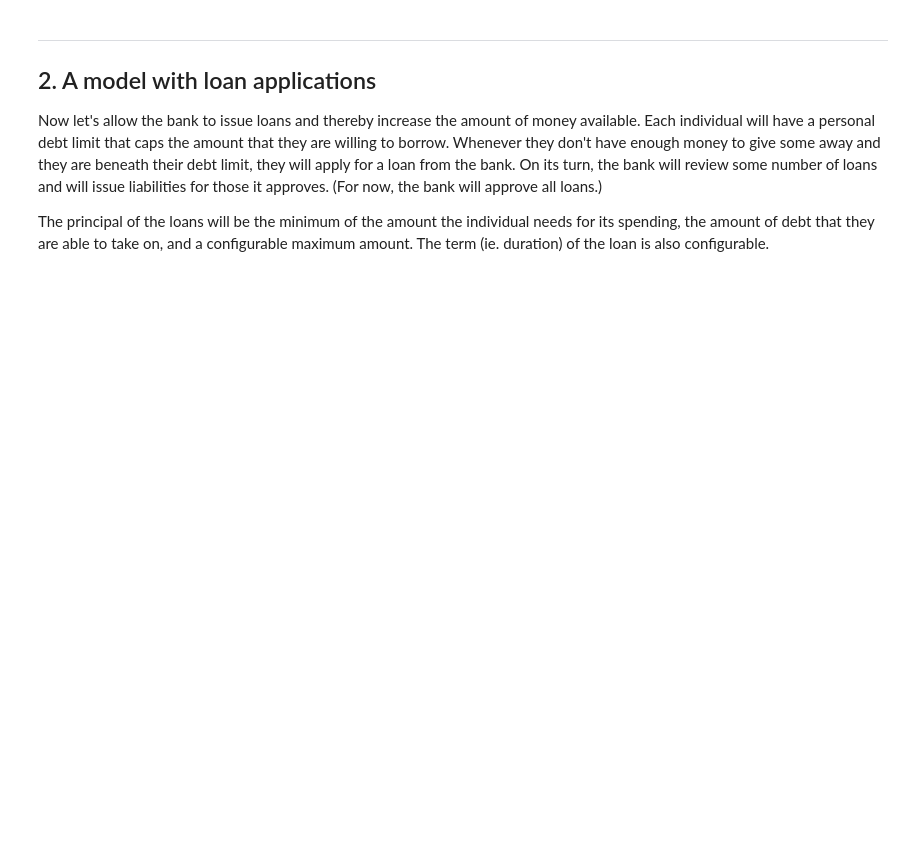
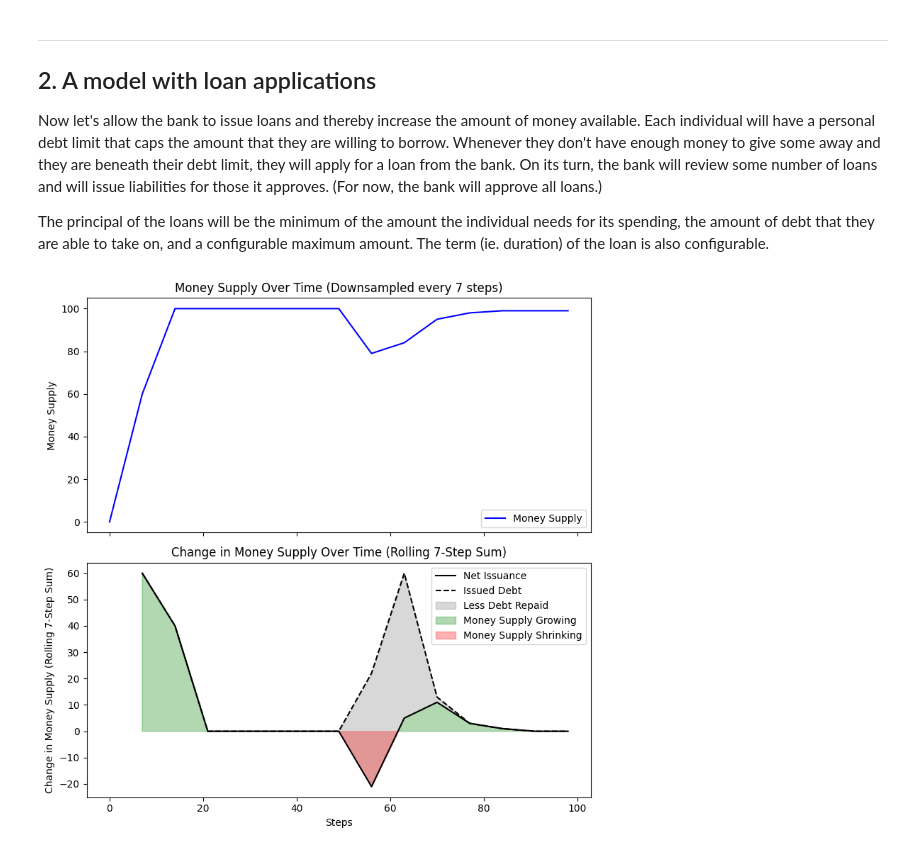
Before and after one commit to fillstaley/econolab, a Jupyter notebook: boltzmann-bank.ipynb, the cells around one changed output. Drawn from its saved outputs; the diff is of its cells as text; code cells hidden in the pictures; blank space fills up the shorter version.

Commit message:
introduced plot_money_supply()

```diff
--- a/boltzmann-bank.ipynb
+++ b/boltzmann-bank.ipynb
@@ -125,6 +209,10 @@ loans_model = BoltzmannBank(
 
 for _ in range(100):
     loans_model.step()
+# %%
+plot_money_supply(loans_model, period=7)
+# %% [output]
+[figure, added]
 # %%
 plot_model_data(loans_model)
 # %% [output]
```
Also changed, not shown: parts of 4 cells of this notebook.
